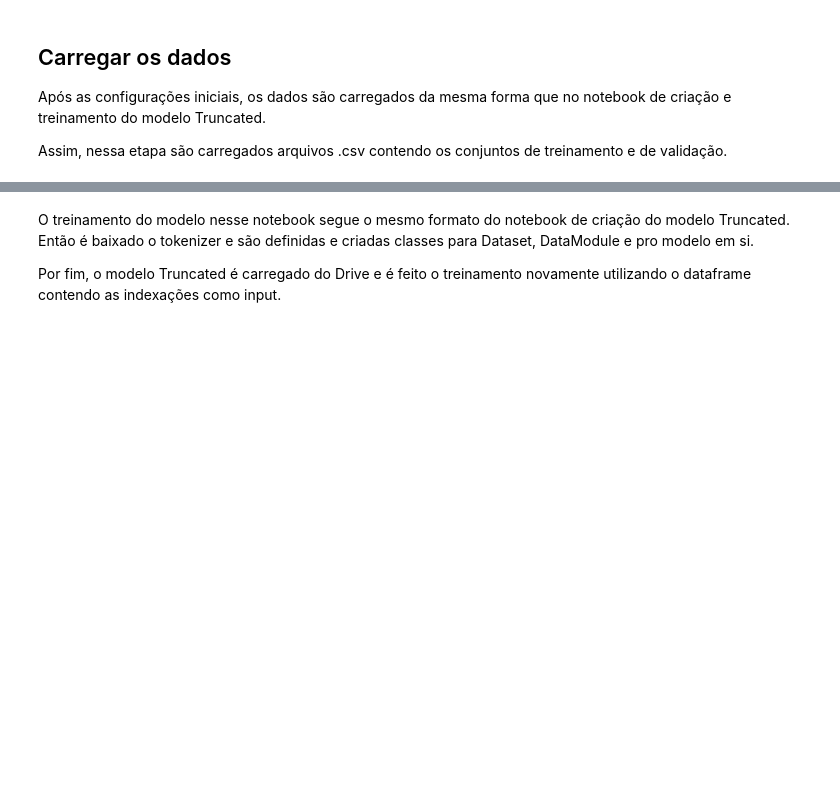
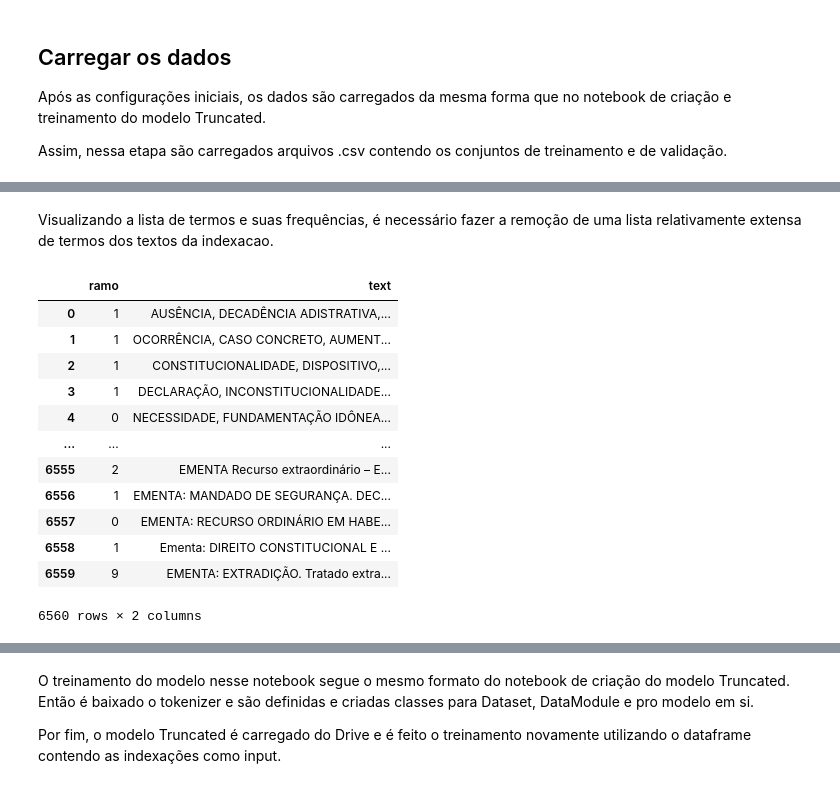
Before and after one commit to yurickyh/JudgementClassifier, a Jupyter notebook: model/Index on Model-Word_Truncated.ipynb, the cells around one changed output, grey strips where cells are left out. Cells and saved outputs as stored; diff of their text form; code cells hidden in the pictures; blank space fills up the shorter version.

```diff
--- a/model/Index on Model-Word_Truncated.ipynb
+++ b/model/Index on Model-Word_Truncated.ipynb
@@ -128,13 +134,0 @@ O pré-processamento consiste na transformação dos valores de indexação em t
-# %%
-# Process the indexação column
-ramos = []
-indexes = []
-for i, index in enumerate(documents['indexacao'].tolist()):
-  x = re.sub('[\]\[\']', '', index)
-  x = x.replace('VIDE EMENTA', '').replace('AGUARDANDO INDEXAÇÃO', '')
-  if x != '':
-    indexes.append(x)
-    ramos.append(documents['ramo'][i])
-documents = pd.DataFrame(list(zip(ramos, indexes)),
-               columns =['ramo', 'indexacao'])
-documents
@@ -154,0 +176,59 @@ documents
+# %% [markdown]
+Visualizando a lista de termos e suas frequências, é necessário fazer a remoção de uma lista relativamente extensa de termos dos textos da indexacao.
+# %%
+# Process the indexação column
+ramos = []
+indexes = []
+for i, index in enumerate(documents['indexacao'].tolist()):
+  x = re.sub('[\]\[\']', '', index)
+  x = x.replace('VIDE EMENTA', '').replace('AGUARDANDO INDEXAÇÃO', '') \
+    .replace('MIN', '').replace('VOTO VENCIDO', '') \
+    .replace('SUPREMO TRIBUNAL FEDERAL (STF)', '') \
+    .replace('STF', '') \
+    .replace('DIREITO', '') \
+    .replace('(STF)', '') \
+    .replace('MARCO AURÉLIO', '') \
+    .replace('QUESTÃO DE ORDEM: VOTO VENCIDO', '') \
+    .replace('GILMAR MENDES', '') \
+    .replace('LUIZ FUX', '') \
+    .replace('AYRES BRITTO', '') \
+    .replace('CELSO DE MELLO', '') \
+    .replace('RICARDO LEWANDOWSKI', '') \
+    .replace('ROBERTO BARROSO', '') \
+    .replace('CEZAR PELUSO', '') \
+    .replace('CARMEN LÚCIA', '') \
+    .replace('DIAS TOFFOLI', '') \
+    .replace('EDSON FACHIN', '') \
+    .replace('ROSA WEBER', '') \
+    .replace('JOAQUIM BARBOSA', '') \
+    .replace('MINISTRO', '') \
+    .replace('TEORI ZAVASCKI', '') \
+    .replace('ALEXANDRE MORAES', '') \
+    .replace('ELLEN GRACIE', '') \
+    .replace('CARLOS VELLOSO', '') \
+    .replace(':', ',') \
+    .replace(', ,', ',')
+  x1 = re.sub('^, ,', '', x)
+  if x1.strip() != '':
+    indexes.append(x1)
+    ramos.append(documents['ramo'][i])
+documents_train = pd.DataFrame(list(zip(ramos, indexes)),
+               columns = ['ramo', 'text'])
+for row in documents.iterrows():
+  tmp = pd.DataFrame({'ramo': [row[1].ramo], 'text': [row[1].ementa]})
+  documents_train = pd.concat([documents_train, tmp], ignore_index = True, axis = 0)
+documents_train
+# %% [output]
+|  | ramo | text |
+| 0 | 1 | AUSÊNCIA, DECADÊNCIA ADISTRATIVA,... |
+| 1 | 1 | OCORRÊNCIA, CASO CONCRETO, AUMENT... |
+| 2 | 1 | CONSTITUCIONALIDADE, DISPOSITIVO,... |
+| 3 | 1 | DECLARAÇÃO, INCONSTITUCIONALIDADE... |
+| 4 | 0 | NECESSIDADE, FUNDAMENTAÇÃO IDÔNEA... |
+| ... | ... | ... |
+| 6555 | 2 | EMENTA Recurso extraordinário – E... |
+| 6556 | 1 | EMENTA: MANDADO DE SEGURANÇA. DEC... |
+| 6557 | 0 | EMENTA: RECURSO ORDINÁRIO EM HABE... |
+| 6558 | 1 | Ementa: DIREITO CONSTITUCIONAL E ... |
+| 6559 | 9 | EMENTA: EXTRADIÇÃO. Tratado extra... |
+6560 rows × 2 columns
```
Also changed, not shown: parts of 22 cells of this notebook, 1 other file.
